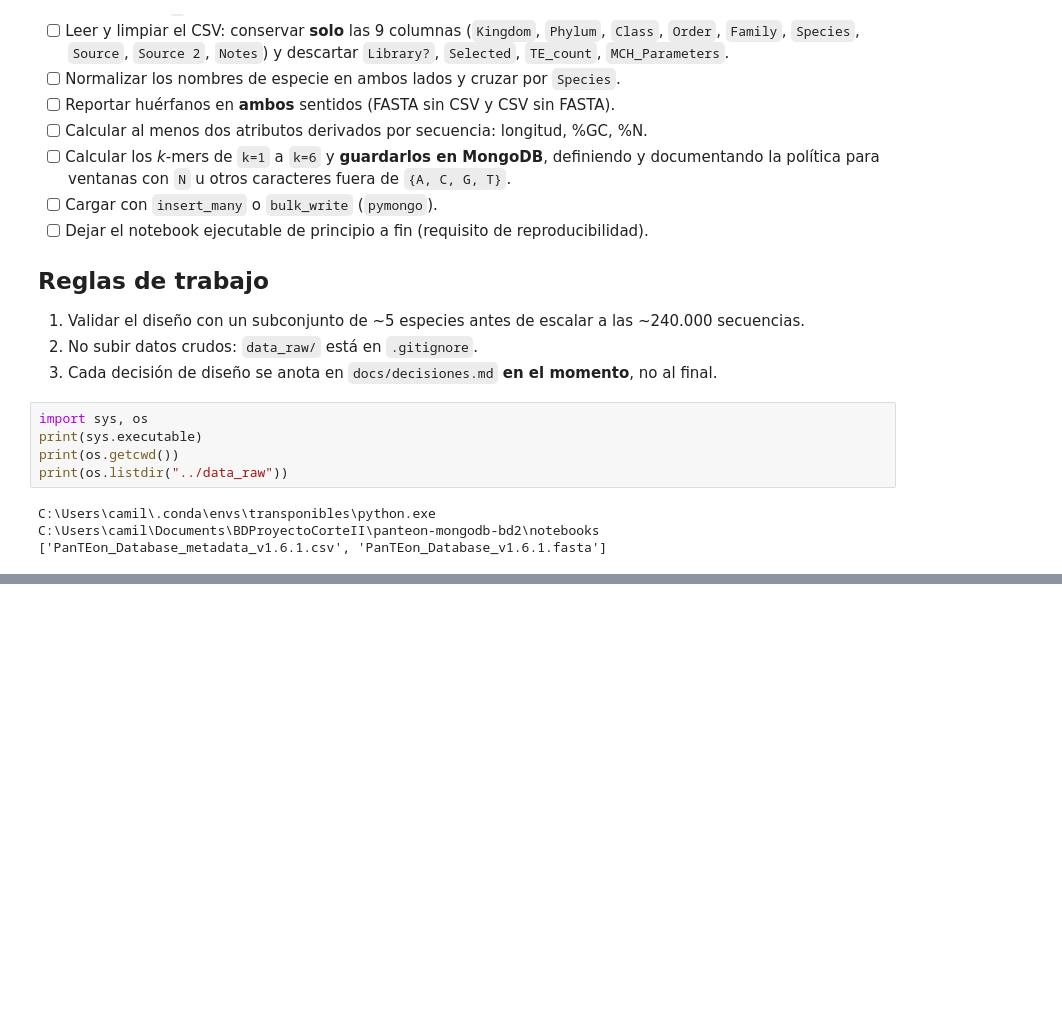
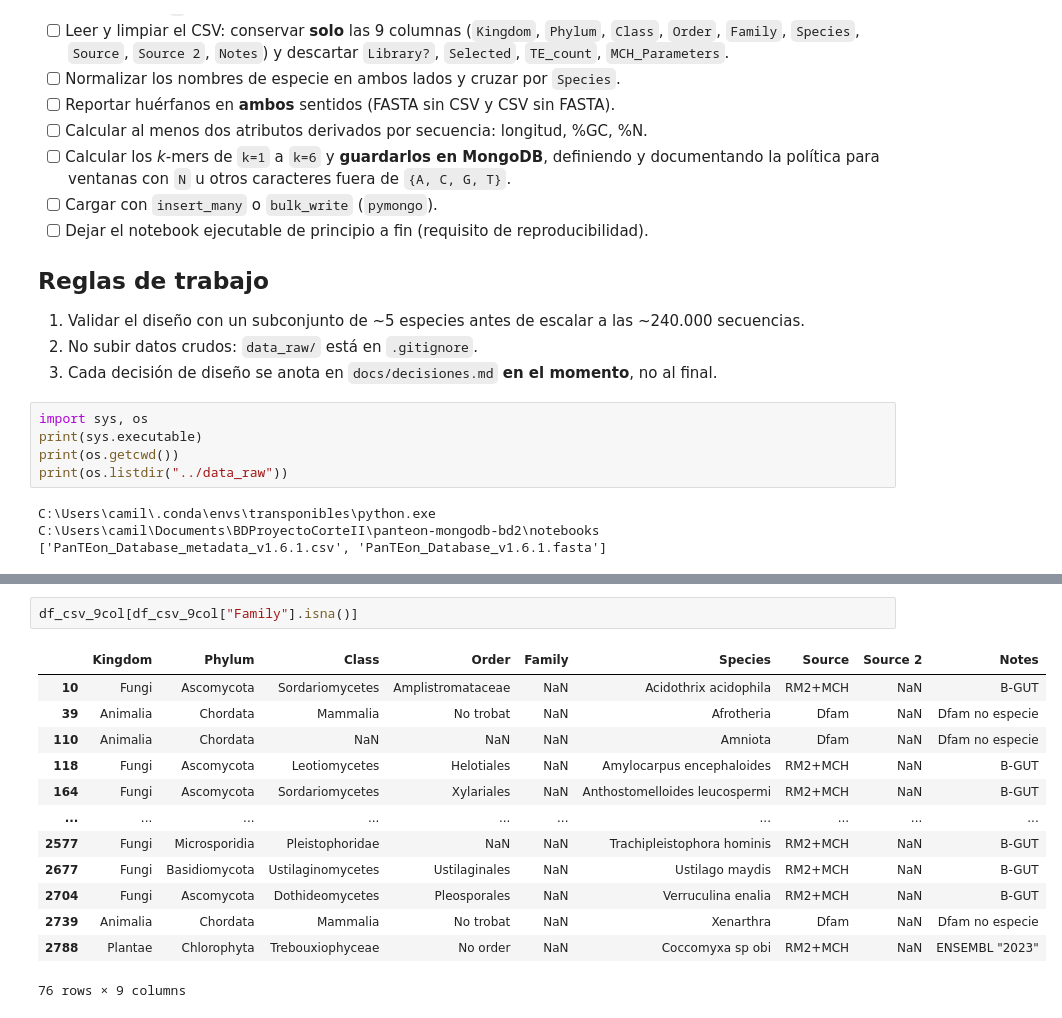
Before and after one commit to VilladaV/panteon-mongodb-bd2, a Jupyter notebook: notebooks/01_exploracion_limpieza_normalizacion_cruce.ipynb, the cells around one changed output, grey strips where cells are left out. Cells and saved outputs as stored; diff of their text form; blank space fills up the shorter version.

```diff
--- a/notebooks/01_exploracion_limpieza_normalizacion_cruce.ipynb
+++ b/notebooks/01_exploracion_limpieza_normalizacion_cruce.ipynb
@@ -34,0 +189,16 @@ C:\Users\camil\Documents\BDProyectoCorteII\panteon-mongodb-bd2\notebooks
+# %%
+df_csv_9col[df_csv_9col["Family"].isna()]
+# %% [output]
+|  | Kingdom | Phylum | Class | Order | Family | Species | Source | Source 2 | Notes |
+| 10 | Fungi | Ascomycota | Sordariomycetes | Amplistromataceae | NaN | Acidothrix acidophila | RM2+MCH | NaN | B-GUT |
+| 39 | Animalia | Chordata | Mammalia | No trobat | NaN | Afrotheria | Dfam | NaN | Dfam no especie |
+| 110 | Animalia | Chordata | NaN | NaN | NaN | Amniota | Dfam | NaN | Dfam no especie |
+| 118 | Fungi | Ascomycota | Leotiomycetes | Helotiales | NaN | Amylocarpus encephaloides | RM2+MCH | NaN | B-GUT |
+| 164 | Fungi | Ascomycota | Sordariomycetes | Xylariales | NaN | Anthostomelloides leucospermi | RM2+MCH | NaN | B-GUT |
+| ... | ... | ... | ... | ... | ... | ... | ... | ... | ... |
+| 2577 | Fungi | Microsporidia | Pleistophoridae | NaN | NaN | Trachipleistophora hominis | RM2+MCH | NaN | B-GUT |
+| 2677 | Fungi | Basidiomycota | Ustilaginomycetes | Ustilaginales | NaN | Ustilago maydis | RM2+MCH | NaN | B-GUT |
+| 2704 | Fungi | Ascomycota | Dothideomycetes | Pleosporales | NaN | Verruculina enalia | RM2+MCH | NaN | B-GUT |
+| 2739 | Animalia | Chordata | Mammalia | No trobat | NaN | Xenarthra | Dfam | NaN | Dfam no especie |
+| 2788 | Plantae | Chlorophyta | Trebouxiophyceae | No order | NaN | Coccomyxa sp obi | RM2+MCH | NaN | ENSEMBL "2023" |
+76 rows × 9 columns
```
Also changed, not shown: parts of 31 cells of this notebook.
